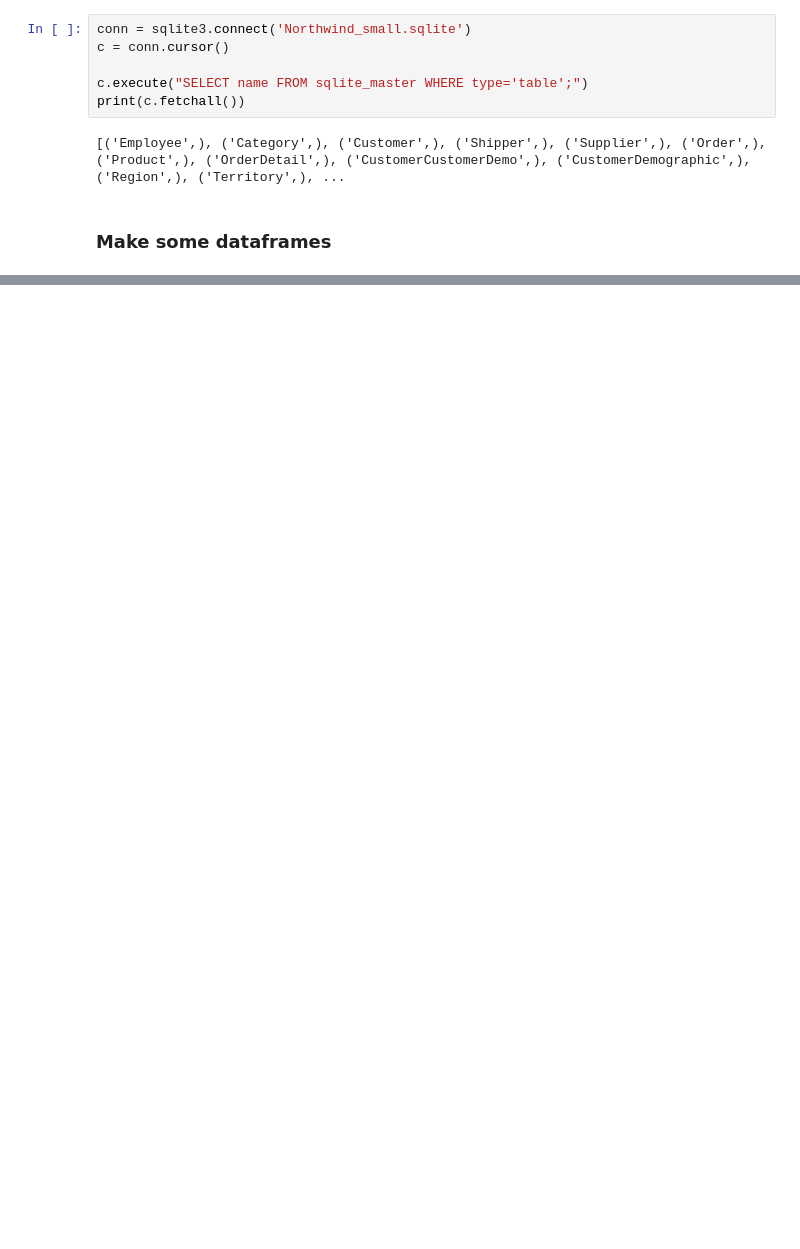
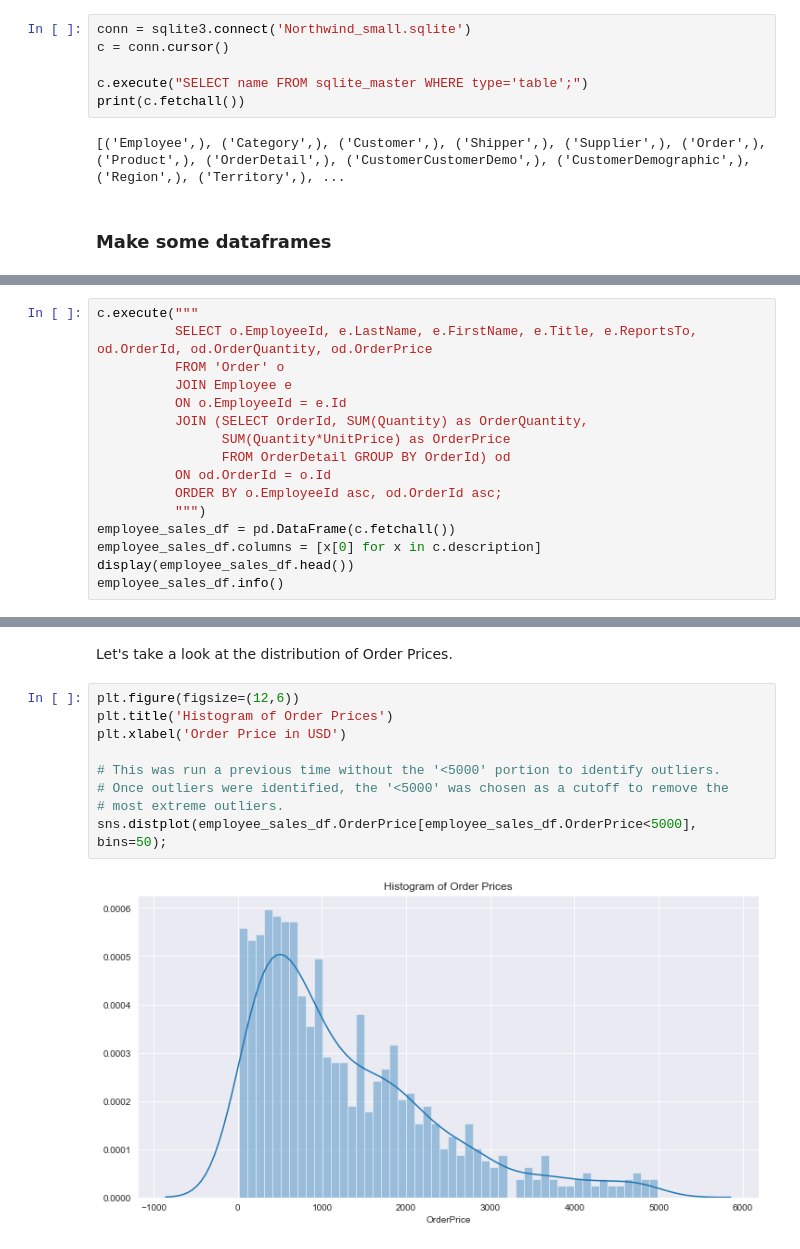
Before and after one commit to magnawhale/dsc-mod-3-project-online-ds-ft-051319, a Jupyter notebook: question_02.ipynb, the cells around one changed output, grey strips where cells are left out. Cells and saved outputs as stored; diff of their text form; blank space fills up the shorter version.

```diff
--- a/question_02.ipynb
+++ b/question_02.ipynb
@@ -180,0 +81,16 @@ orderdetail_df
+# %%
+c.execute("""
+          SELECT o.EmployeeId, e.LastName, e.FirstName, e.Title, e.ReportsTo, od.OrderId, od.OrderQuantity, od.OrderPrice
+          FROM 'Order' o
+          JOIN Employee e
+          ON o.EmployeeId = e.Id
+          JOIN (SELECT OrderId, SUM(Quantity) as OrderQuantity,
+                SUM(Quantity*UnitPrice) as OrderPrice
+                FROM OrderDetail GROUP BY OrderId) od
+          ON od.OrderId = o.Id
+          ORDER BY o.EmployeeId asc, od.OrderId asc;
+          """)
+employee_sales_df = pd.DataFrame(c.fetchall())
+employee_sales_df.columns = [x[0] for x in c.description]
+display(employee_sales_df.head())
+employee_sales_df.info()
@@ -180,0 +117,13 @@ orderdetail_df
+# %% [markdown]
+Let's take a look at the distribution of Order Prices.
+# %%
+plt.figure(figsize=(12,6))
+plt.title('Histogram of Order Prices')
+plt.xlabel('Order Price in USD')
+
+# This was run a previous time without the '<5000' portion to identify outliers.
+# Once outliers were identified, the '<5000' was chosen as a cutoff to remove the
+# most extreme outliers.
+sns.distplot(employee_sales_df.OrderPrice[employee_sales_df.OrderPrice<5000], bins=50);
+# %% [output]
+[figure, added]
```
Also changed, not shown: parts of 18 cells of this notebook, 3 other files.
